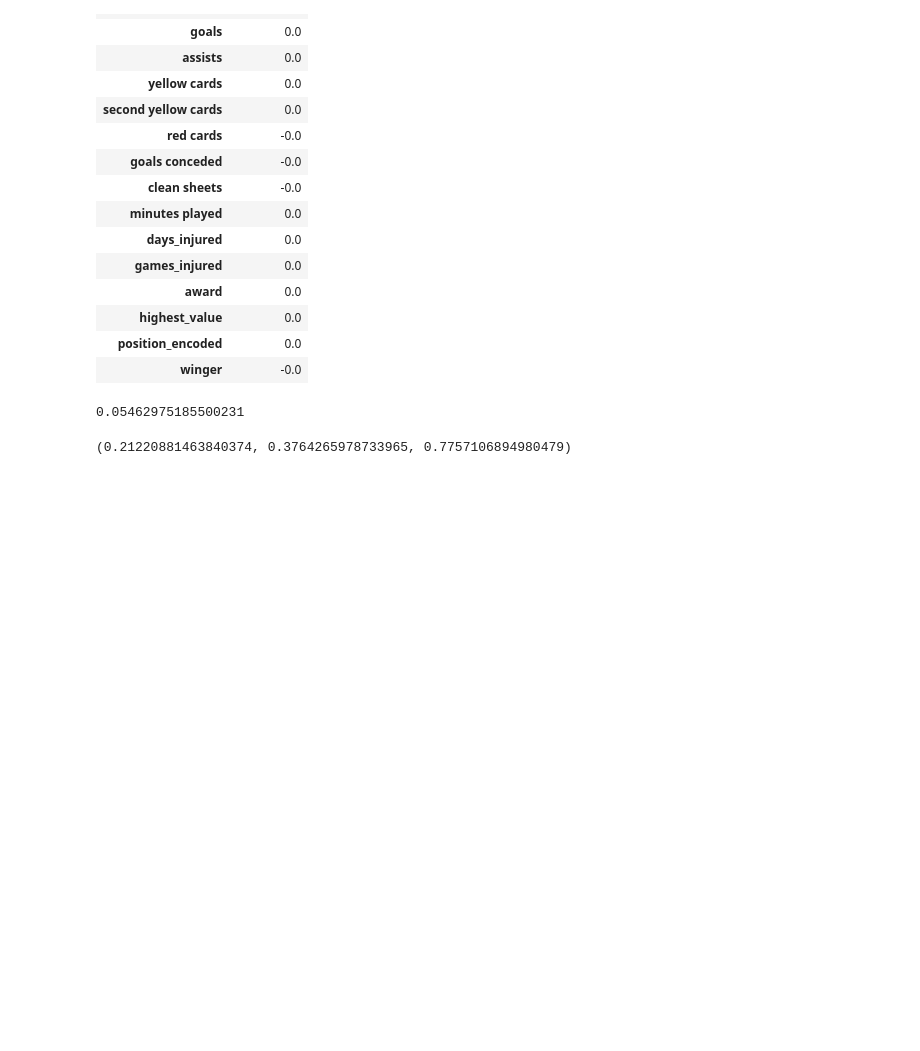
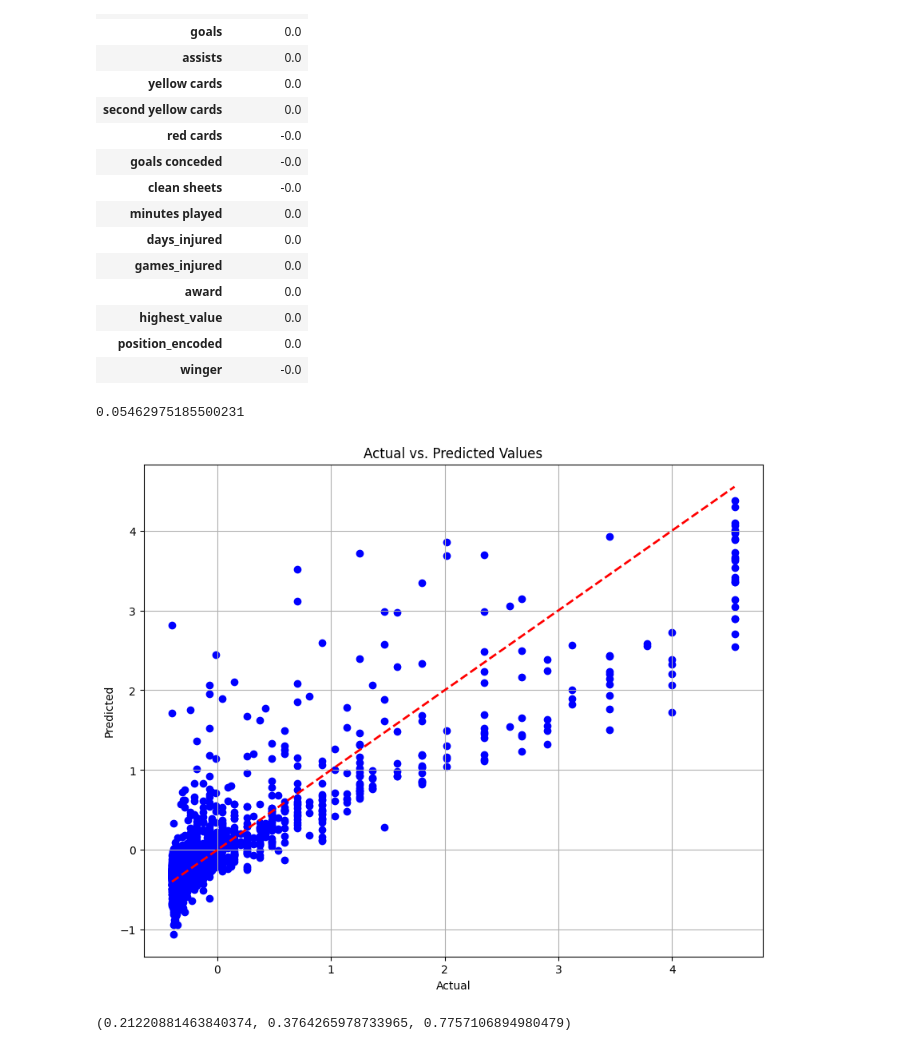
Before and after one commit to Tuwaiq-DS-ML-bootcamp-V-6/Use-case-7, a Jupyter notebook: EDA and Machine Learning.ipynb, the cells around one changed output. Saved outputs shown, nothing was run; the diff lists cells and outputs as text; code cells hidden in the pictures; blank space fills up the shorter version.

```diff
--- a/EDA and Machine Learning.ipynb
+++ b/EDA and Machine Learning.ipynb
@@ -689,12 +643,12 @@ for column in numerical_cols:
 # %%
-sports_numeric = sports.select_dtypes(include=['number'])
+df_numeric = df.select_dtypes(include=['number'])
 
 # Drop rows with missing values
-sports_numeric = sports_numeric.dropna()
+df_numeric = df_numeric.dropna()
 
 # Split data into features and target variable
-X = sports_numeric.drop('current_value', axis=1)
-y = sports_numeric['current_value']
+X = df_numeric.drop('current_value', axis=1)
+y = df_numeric['current_value']
 
 # Fit a RandomForestRegressor to get feature importances
 model = RandomForestRegressor()
@@ -744,5 +688,3 @@ plt.show()
-# %%
-model = LinearRegression()
 # %%
 ridge_model = Ridge()
 # %%
@@ -856,6 +798,17 @@ l_coeff_df
 print(model.intercept_)
 # %% [output]
 0.05462975185500231
+# %%
+plt.figure(figsize=(10, 8))
+plt.scatter(y_test, y_pred, color='blue')
+plt.plot([y_test.min(), y_test.max()], [y_test.min(), y_test.max()], 'k--', lw=2, color='red')
+plt.xlabel('Actual')
+plt.ylabel('Predicted')
+plt.title('Actual vs. Predicted Values')
+plt.grid(True)
+plt.show()
+# %% [output]
+[figure, added]
 # %%
 mae = mean_absolute_error(y_test, y_pred)
 rmse = mean_squared_error(y_test, y_pred, squared=False)
```
Also changed, not shown: parts of 179 cells of this notebook.
